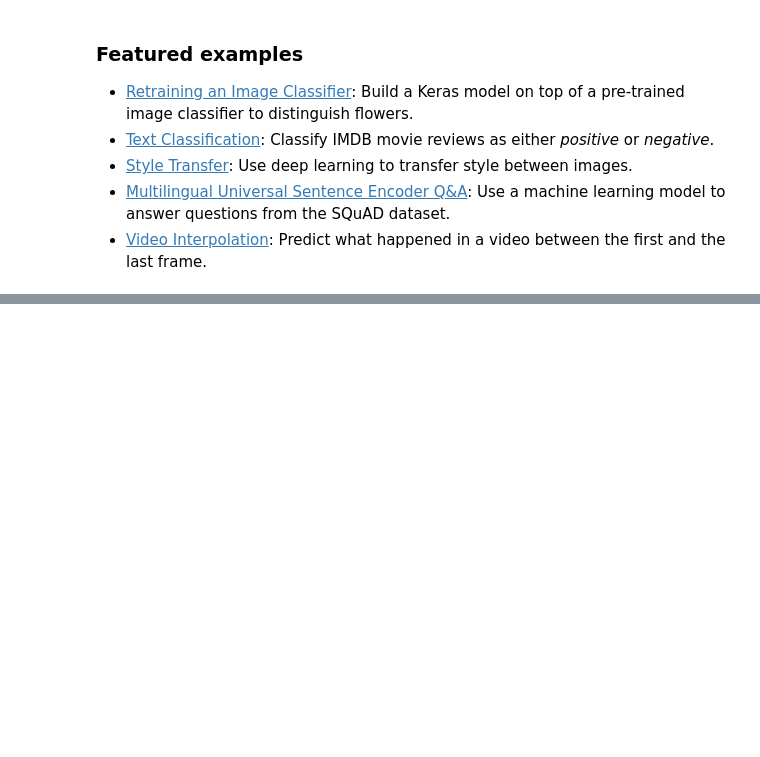
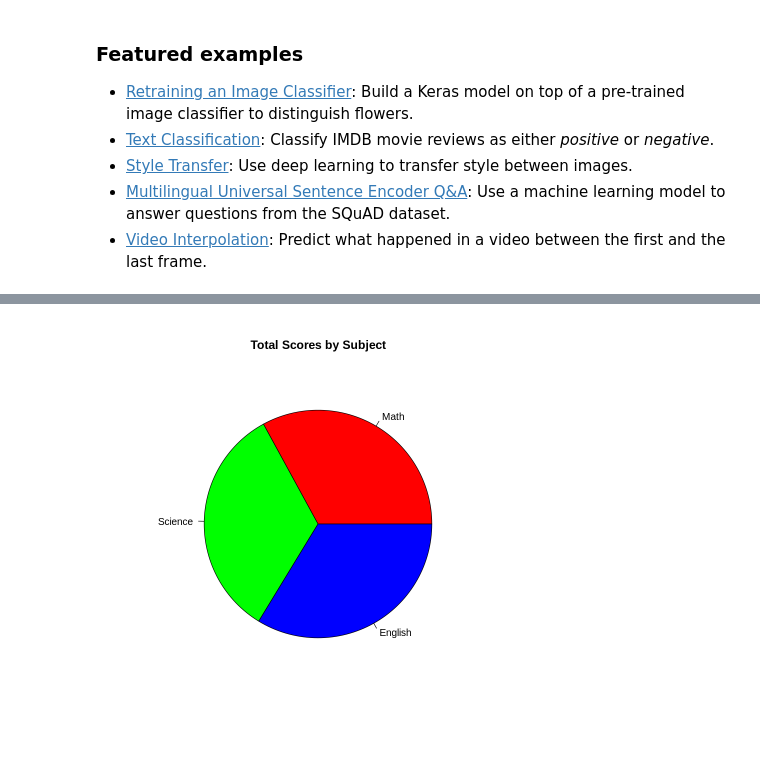
Before and after one commit to kajamaqbool/CODSOFT, a Jupyter notebook: Welcome_To_Colab.ipynb, the cells around one changed output, grey strips where cells are left out. Cells and saved outputs as stored; diff of their text form; code cells hidden in the pictures; blank space fills up the shorter version.

```diff
--- a/Welcome_To_Colab.ipynb
+++ b/Welcome_To_Colab.ipynb
@@ -252,0 +296,11 @@ plt.show()
+# %%
+# Sum scores by subject
+subject_totals <- colSums(students[, c("Math", "Science", "English")])
+
+# Create pie chart
+pie(subject_totals,
+    labels = names(subject_totals),
+    main = "Total Scores by Subject",
+    col = c("red", "green", "blue"))
+# %% [output]
+[figure, added]
```
Also changed, not shown: parts of 12 cells of this notebook.
